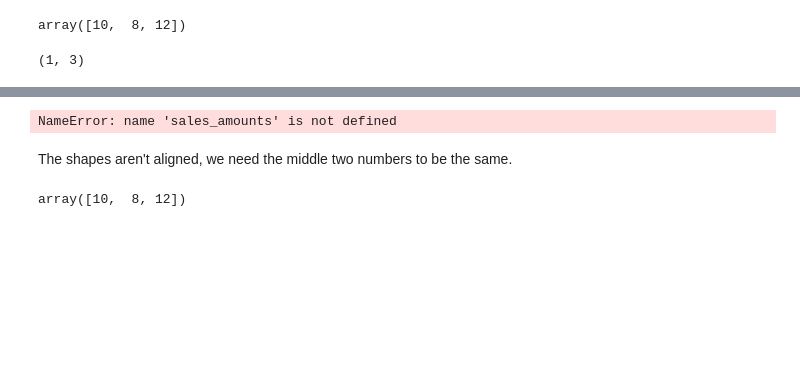
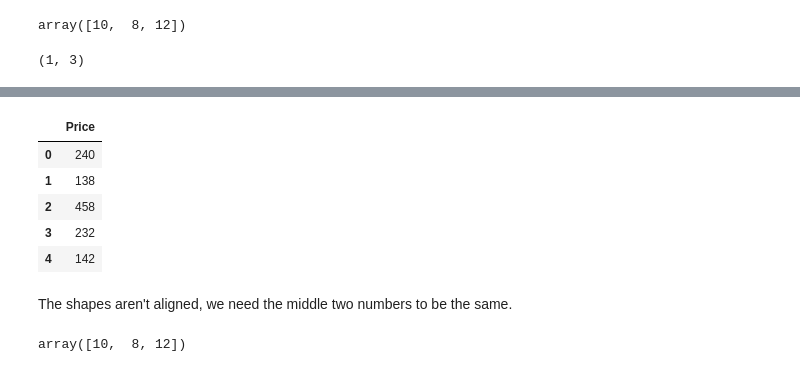
Before and after one commit to apoorvaec1030/Python-Algorithms-Practice, a Jupyter notebook: introduction-to-numpy.ipynb, the cells around one changed output, grey strips where cells are left out. Drawn from its saved outputs; the diff is of its cells as text; code cells hidden in the pictures; blank space fills up the shorter version.

```diff
--- a/introduction-to-numpy.ipynb
+++ b/introduction-to-numpy.ipynb
@@ -926,9 +1035,14 @@ NameError: name 'weekly_sales' is not defined
 # %%
 # Find the total amount of sales for a whole day
-total_sales = prices.dot(sales_amounts)
+total_sales = sales_amounts @ butter_prices.T
 total_sales
 # %% [output]
-NameError: name 'sales_amounts' is not defined
+|  | Price |
+| 0 | 240 |
+| 1 | 138 |
+| 2 | 458 |
+| 3 | 232 |
+| 4 | 142 |
 # %% [markdown]
 The shapes aren't aligned, we need the middle two numbers to be the same.
 # %%
```
Also changed, not shown: parts of 47 cells of this notebook.
